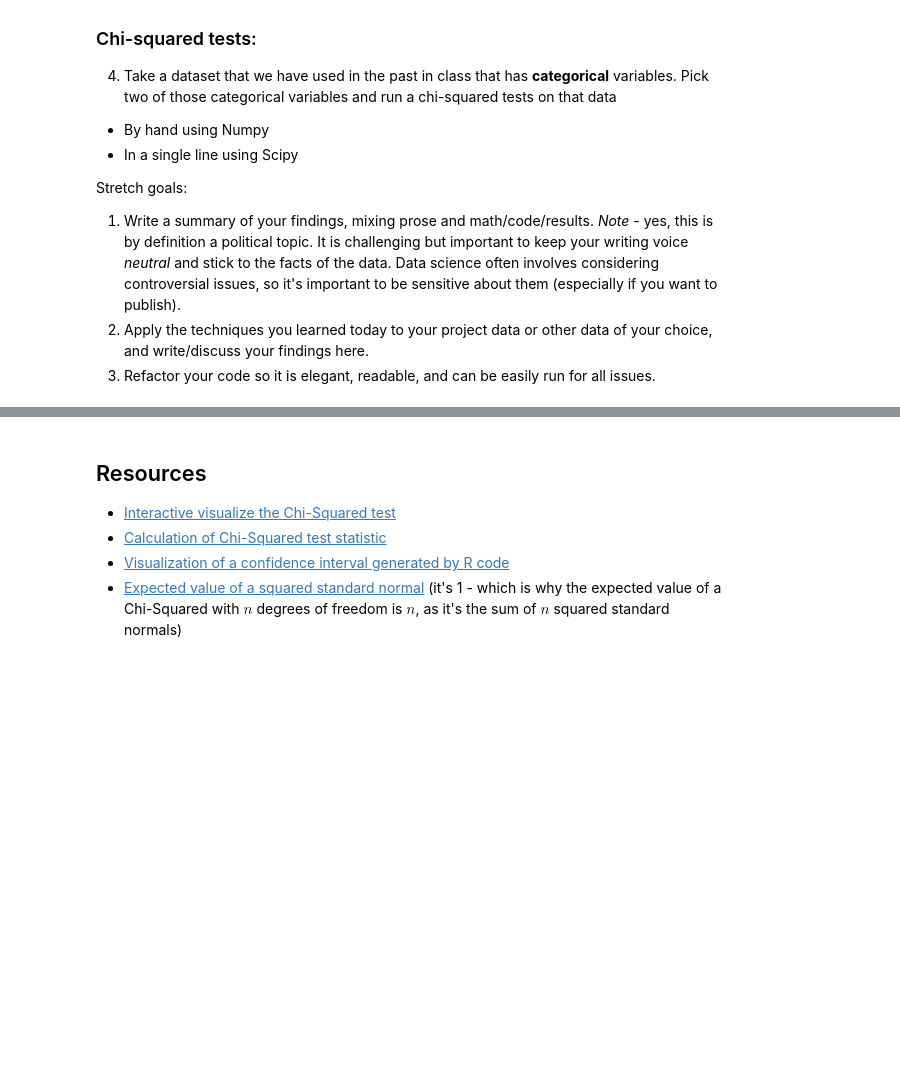
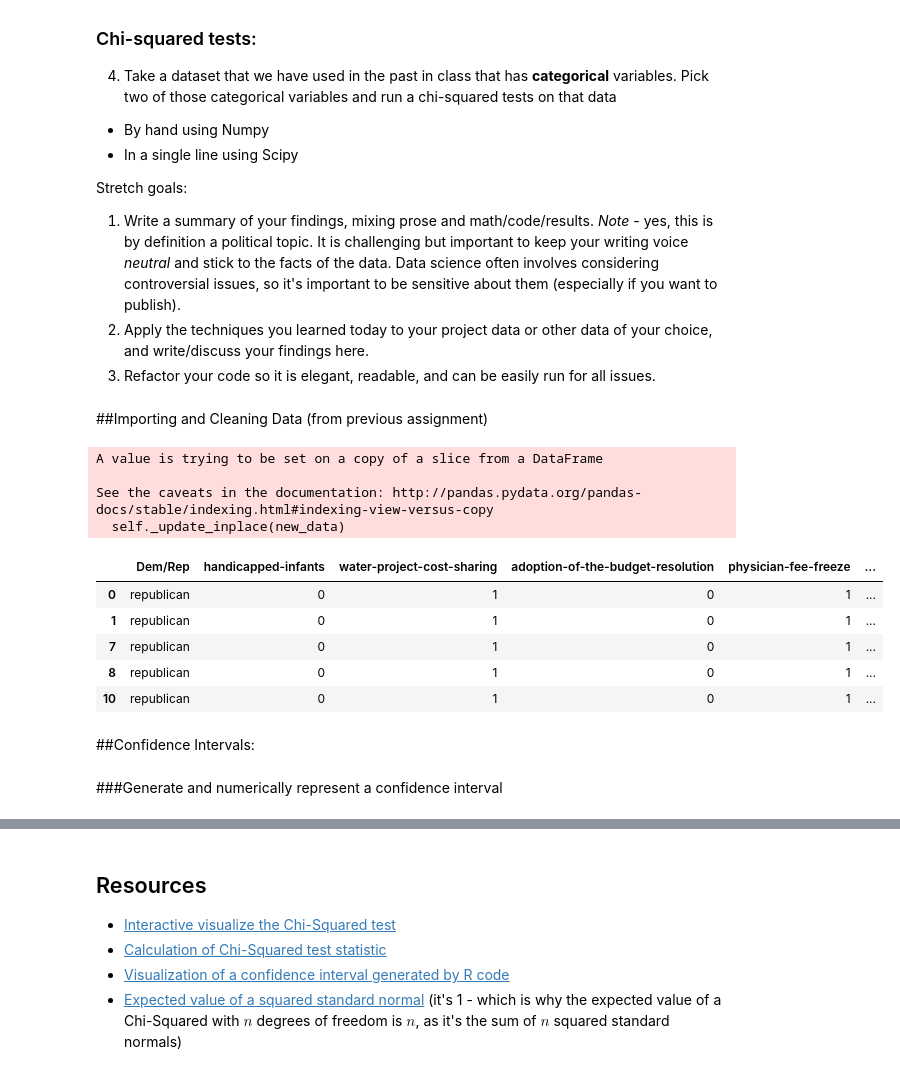
Before and after one commit to AdrianduPlessis/DS-Unit-1-Sprint-3-Statistical-Tests-and-Experiments, a Jupyter notebook: New_LS_DS6_132_Sampling_Confidence_Intervals_and_Hypothesis_Testing.ipynb, the cells around one changed output, grey strips where cells are left out. Drawn from its saved outputs; the diff is of its cells as text; code cells hidden in the pictures; blank space fills up the shorter version.

```diff
--- a/New_LS_DS6_132_Sampling_Confidence_Intervals_and_Hypothesis_Testing.ipynb
+++ b/New_LS_DS6_132_Sampling_Confidence_Intervals_and_Hypothesis_Testing.ipynb
@@ -298,0 +304,78 @@ Stretch goals:
+# %% [markdown]
+##Importing and Cleaning Data (from previous assignment)
+# %%
+headings = ['Dem/Rep',
+            'handicapped-infants',
+            'water-project-cost-sharing',
+            'adoption-of-the-budget-resolution',
+            'physician-fee-freeze',
+            'el-salvador-aid',
+            'religious-groups-in-schools',
+            'anti-satellite-test-ban',
+            'aid-to-nicaraguan-contras',
+            'mx-missile',
+            'immigration',
+            'synfuels-corporation-cutback',
+            'education-spending',
+            'superfund-right-to-sue',
+            'crime',
+            'duty-free-exports',
+            'export-administration-act-south-africa']
+
+
+voting_issues = ['handicapped-infants',
+            'water-project-cost-sharing',
+            'adoption-of-the-budget-resolution',
+            'physician-fee-freeze',
+            'el-salvador-aid',
+            'religious-groups-in-schools',
+            'anti-satellite-test-ban',
+            'aid-to-nicaraguan-contras',
+            'mx-missile',
+            'immigration',
+            'synfuels-corporation-cutback',
+            'education-spending',
+            'superfund-right-to-sue',
+            'crime',
+            'duty-free-exports',
+            'export-administration-act-south-africa']
+
+
+dirty_df = pd.read_csv('https://archive.ics.uci.edu/ml/machine-learning-databases/voting-records/house-votes-84.data', header=None, names=headings, na_values='?')
+
+#seperate into two samples: Rep/Dem
+republican_subset = dirty_df[dirty_df['Dem/Rep'] == 'republican']
+democrat_subset = dirty_df[dirty_df['Dem/Rep'] == 'democrat']
+
+#sanity check
+assert (len(republican_subset)+len(democrat_subset)==len(dirty_df))
+
+#Fill NaNs w/ respective mode. Convert to 0 1.
+for issue in voting_issues:
+
+  #respective modes
+  r_mode = republican_subset[issue].mode()[0]
+  d_mode = democrat_subset[issue].mode()[0]
+
+  #fill NaNs w/ respective mode
+  republican_subset[issue].fillna(r_mode,inplace=True)
+  democrat_subset[issue].fillna(d_mode, inplace=True)
+
+  #convert n/y to 0/1 respectivley
+  republican_subset = republican_subset.replace({issue: {'y': 1, 'n' : 0}})
+  democrat_subset = democrat_subset.replace({issue: {'y': 1, 'n' : 0}})
+# %% [output]
+A value is trying to be set on a copy of a slice from a DataFrame
+
+See the caveats in the documentation: http://pandas.pydata.org/pandas-docs/stable/indexing.html#indexing-view-versus-copy
+  self._update_inplace(new_data)
+|  | Dem/Rep | handicapped-infants | water-project-cost-sharing | adoption-of-the-budget-resolution | physician-fee-freeze | ... |
+| 0 | republican | 0 | 1 | 0 | 1 | ... |
+| 1 | republican | 0 | 1 | 0 | 1 | ... |
+| 7 | republican | 0 | 1 | 0 | 1 | ... |
+| 8 | republican | 0 | 1 | 0 | 1 | ... |
+| 10 | republican | 0 | 1 | 0 | 1 | ... |
+# %% [markdown]
+##Confidence Intervals:
+# %% [markdown]
+###Generate and numerically represent a confidence interval
```
Also changed, not shown: parts of 15 cells of this notebook.
